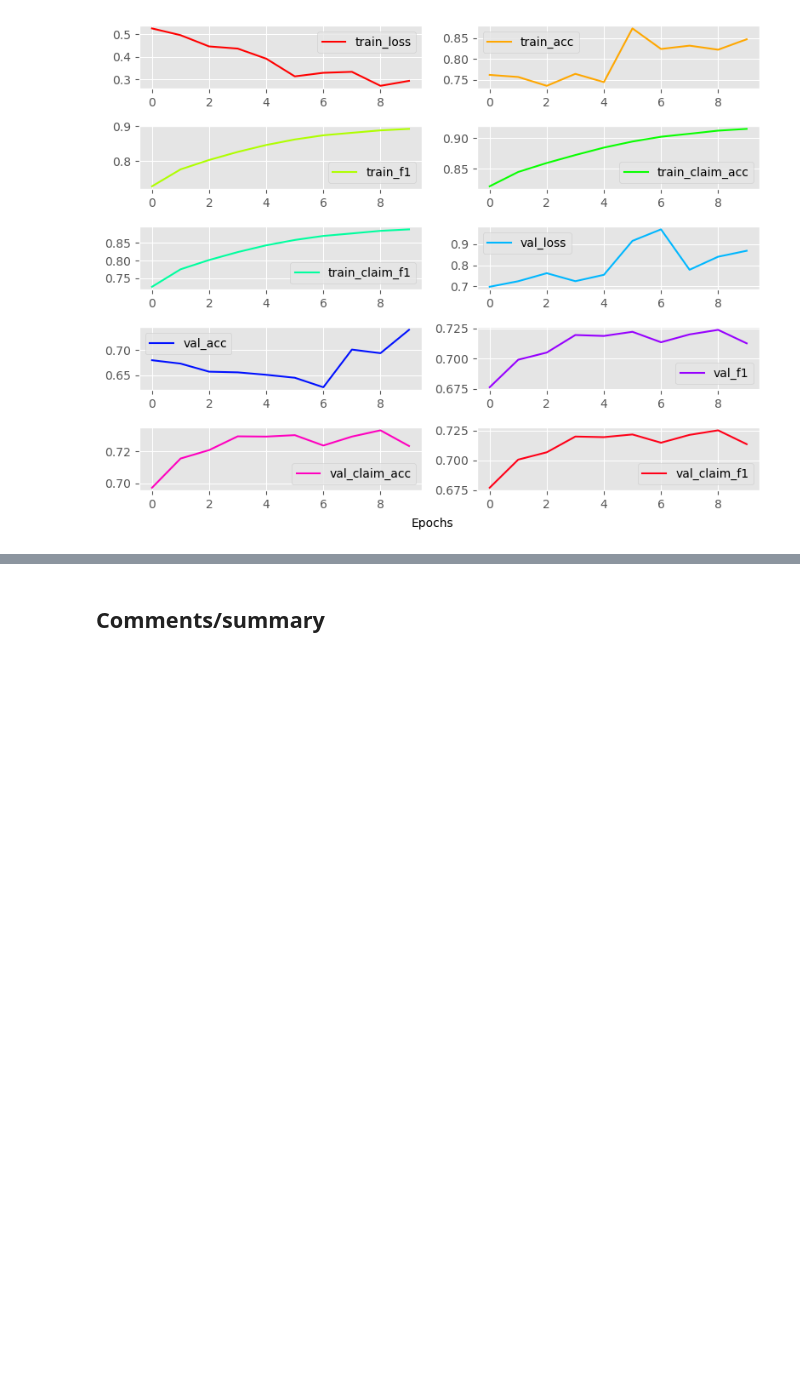
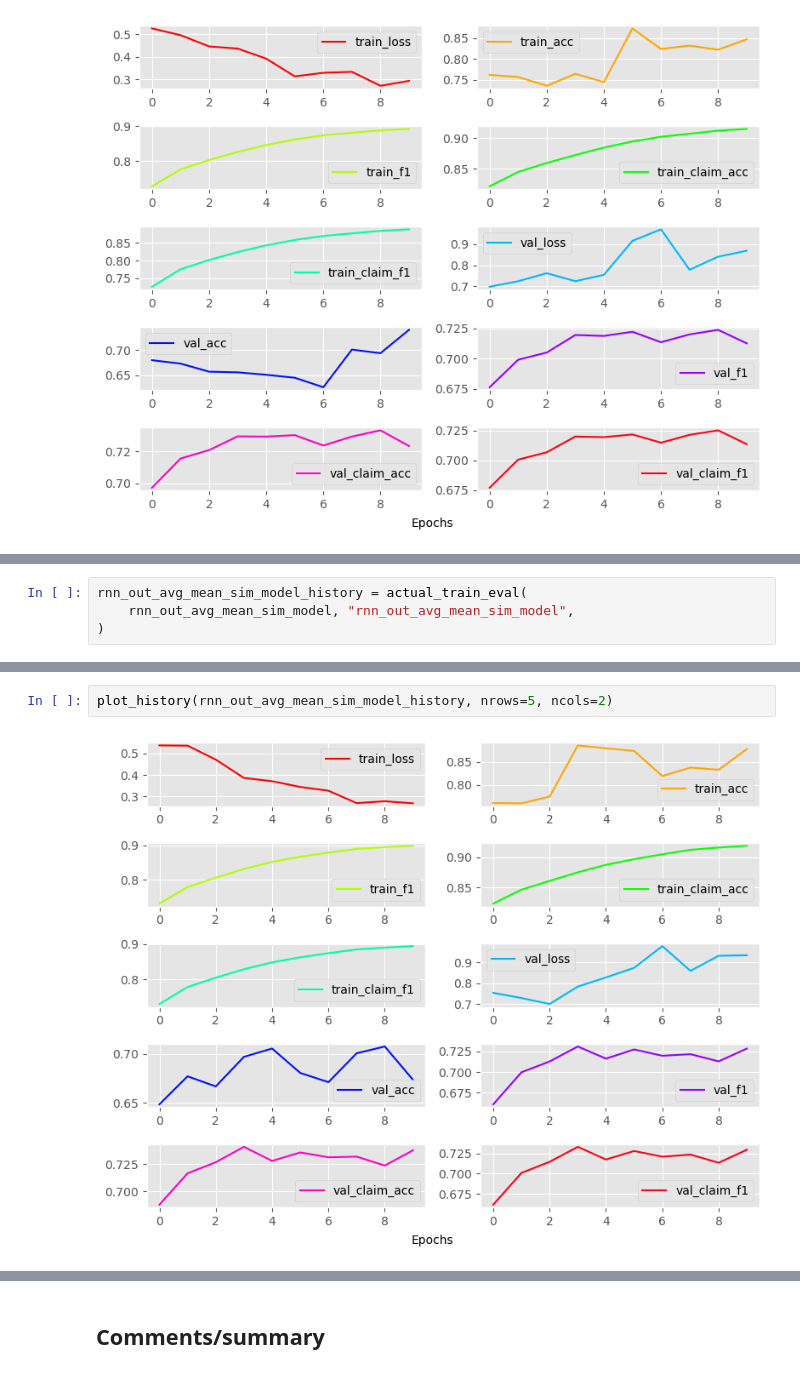
Before and after one commit to Wadaboa/nlp-assignments, a Jupyter notebook: fact_checking.ipynb, the cells around one changed output, grey strips where cells are left out. Drawn from its saved outputs; the diff is of its cells as text; blank space fills up the shorter version.

```diff
--- a/fact_checking.ipynb
+++ b/fact_checking.ipynb
@@ -1095,0 +1203,4 @@ plot_history(rnn_out_avg_mean_model_history, nrows=5, ncols=2)
+# %%
+rnn_out_avg_mean_sim_model_history = actual_train_eval(
+    rnn_out_avg_mean_sim_model, "rnn_out_avg_mean_sim_model",
+)
@@ -1095,0 +1226,4 @@ plot_history(rnn_out_avg_mean_model_history, nrows=5, ncols=2)
+# %%
+plot_history(rnn_out_avg_mean_sim_model_history, nrows=5, ncols=2)
+# %% [output]
+[figure, added]
```
Also changed, not shown: parts of 31 cells of this notebook, 4 other files.
